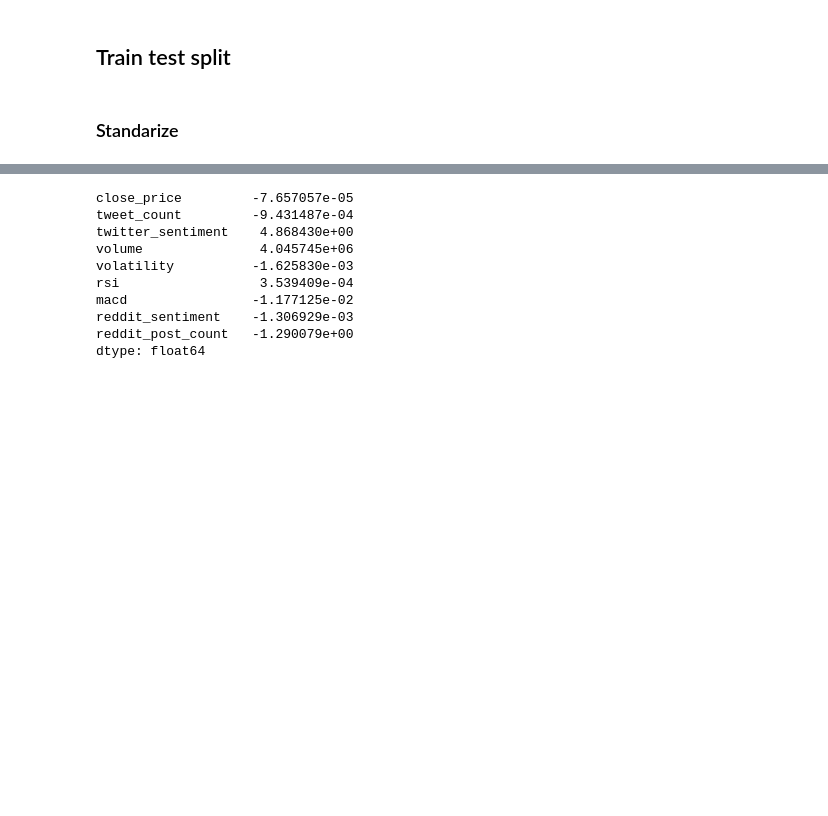
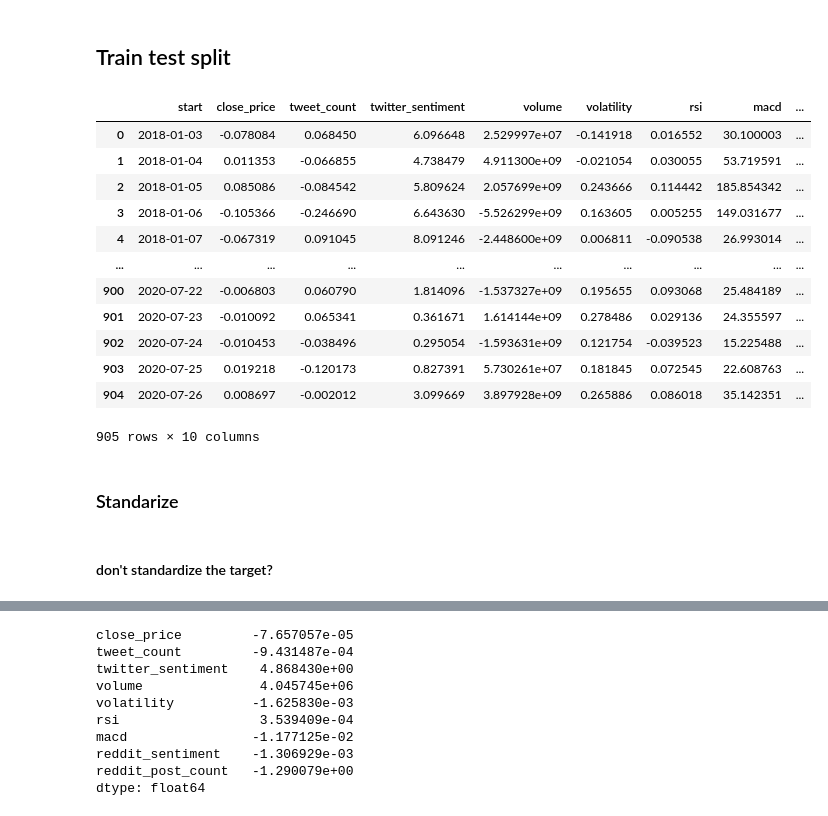
Before and after one commit to omarbelhaj99/cryptocurrency_trading, a Jupyter notebook: notebooks/LSTM_tuesday.ipynb, the cells around one changed output, grey strips where cells are left out. Saved outputs shown, nothing was run; the diff lists cells and outputs as text; code cells hidden in the pictures; blank space fills up the shorter version.

```diff
--- a/notebooks/LSTM_tuesday.ipynb
+++ b/notebooks/LSTM_tuesday.ipynb
@@ -38,13 +38,36 @@ import tensorflow as tf
 # mpl.rcParams['figure.figsize'] = (8, 6)
 # mpl.rcParams['axes.grid'] = False
 # %%
-column_indices = {name: i for i, name in enumerate(df.columns)}
 
-n = len(df)
-train_df = df[0:int(n*0.7)]
-val_df = df[int(n*0.7):int(n*0.9)]
-test_df = df[int(n*0.9):]
+def train_test_split(df):
+    column_indices = {name: i for i, name in enumerate(df.columns)}
 
-num_features = df.shape[1]
+    n = len(df)
+    train_df = df[0:int(n*0.7)]
+    val_df = df[int(n*0.7):int(n*0.9)]
+    test_df = df[int(n*0.9):]
+
+    num_features = df.shape[1]
+
+    return train_df,val_df,val_df,test_df,num_features
+# %%
+train_df=train_test_split(df)[0].copy()
+train_df
+# %% [output]
+|  | start | close_price | tweet_count | twitter_sentiment | volume | volatility | rsi | macd | ... |
+| 0 | 2018-01-03 | -0.078084 | 0.068450 | 6.096648 | 2.529997e+07 | -0.141918 | 0.016552 | 30.100003 | ... |
+| 1 | 2018-01-04 | 0.011353 | -0.066855 | 4.738479 | 4.911300e+09 | -0.021054 | 0.030055 | 53.719591 | ... |
+| 2 | 2018-01-05 | 0.085086 | -0.084542 | 5.809624 | 2.057699e+09 | 0.243666 | 0.114442 | 185.854342 | ... |
+| 3 | 2018-01-06 | -0.105366 | -0.246690 | 6.643630 | -5.526299e+09 | 0.163605 | 0.005255 | 149.031677 | ... |
+| 4 | 2018-01-07 | -0.067319 | 0.091045 | 8.091246 | -2.448600e+09 | 0.006811 | -0.090538 | 26.993014 | ... |
+| ... | ... | ... | ... | ... | ... | ... | ... | ... | ... |
+| 900 | 2020-07-22 | -0.006803 | 0.060790 | 1.814096 | -1.537327e+09 | 0.195655 | 0.093068 | 25.484189 | ... |
+| 901 | 2020-07-23 | -0.010092 | 0.065341 | 0.361671 | 1.614144e+09 | 0.278486 | 0.029136 | 24.355597 | ... |
+| 902 | 2020-07-24 | -0.010453 | -0.038496 | 0.295054 | -1.593631e+09 | 0.121754 | -0.039523 | 15.225488 | ... |
+| 903 | 2020-07-25 | 0.019218 | -0.120173 | 0.827391 | 5.730261e+07 | 0.181845 | 0.072545 | 22.608763 | ... |
+| 904 | 2020-07-26 | 0.008697 | -0.002012 | 3.099669 | 3.897928e+09 | 0.265886 | 0.086018 | 35.142351 | ... |
+905 rows × 10 columns
 # %% [markdown]
 ### Standarize
+# %% [markdown]
+#### don't standardize the target?
```
Also changed, not shown: parts of 5 cells of this notebook, 2 other files.
